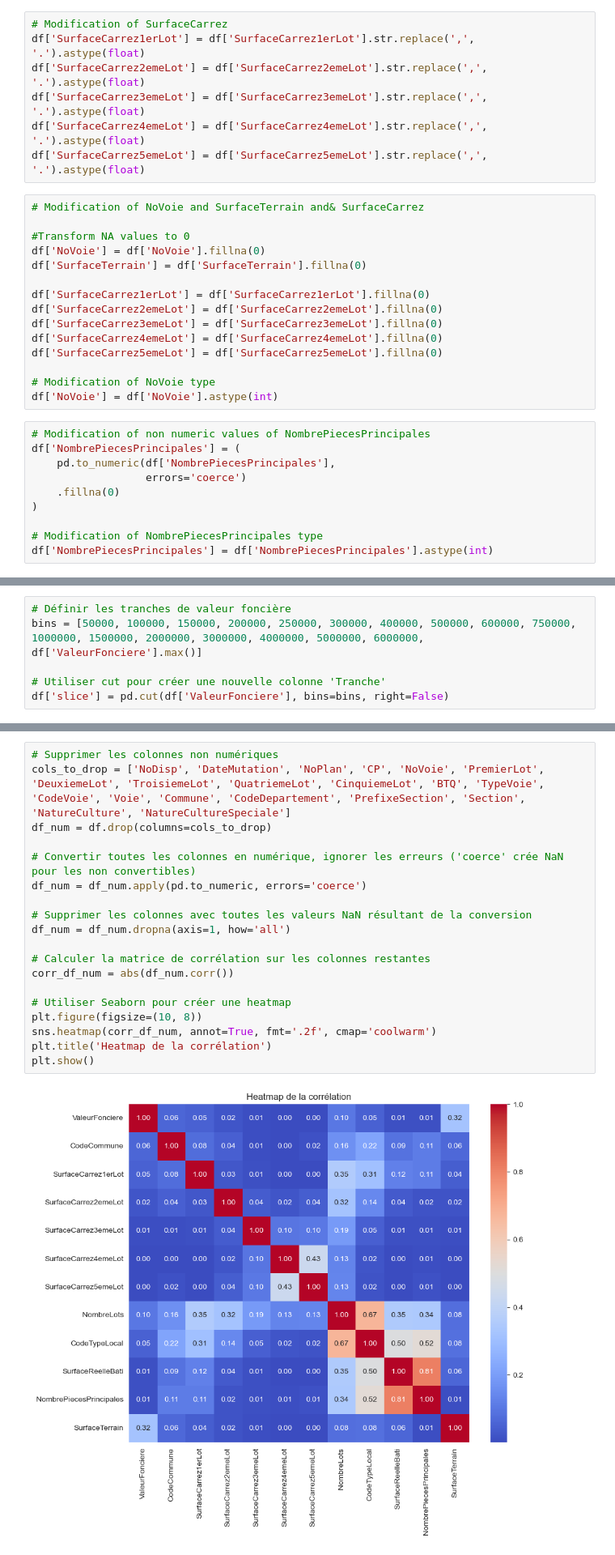
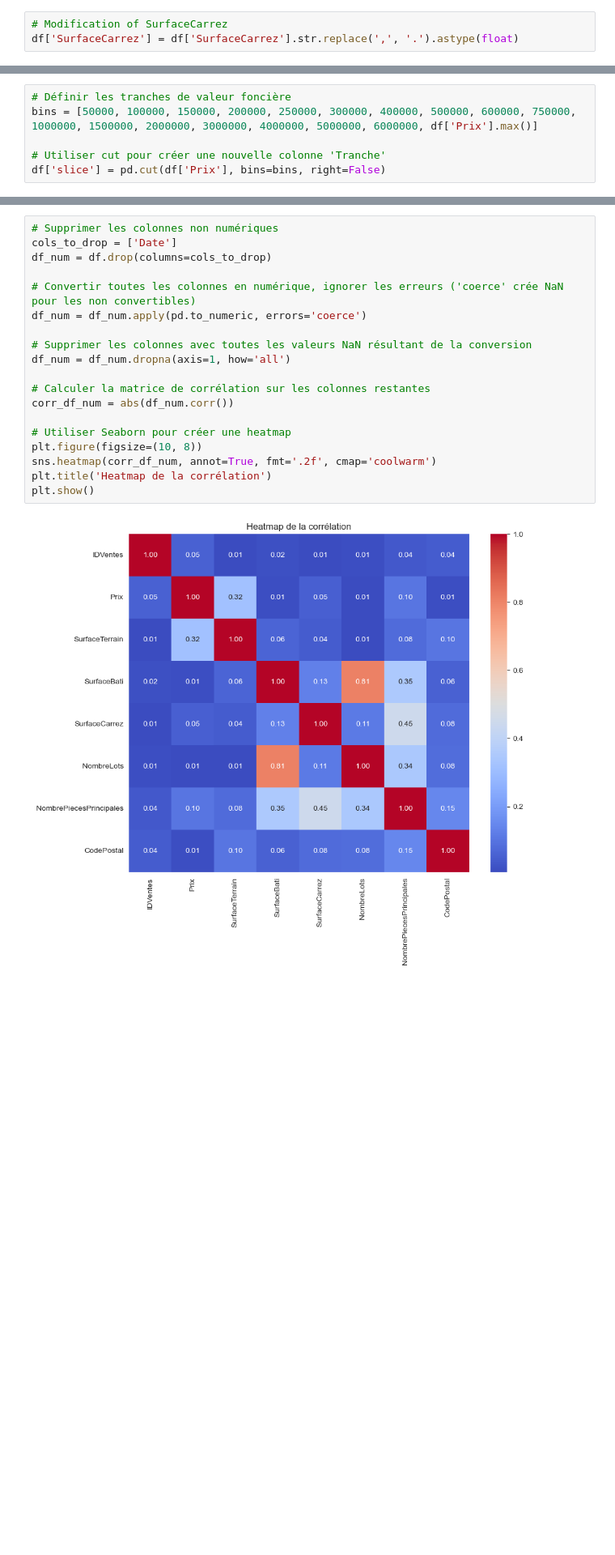
Before and after one commit to Jonathan2433/DOMO_DATA_PRICE_PREDICTION, a Jupyter notebook: NOTEBOOKS/00_DATA_ANALYSE_OF_PRICES.ipynb, the cells around one changed output, grey strips where cells are left out. Shown at 81% size. Drawn from its saved outputs; the diff is of its cells as text; blank space fills up the shorter version.

```diff
--- a/NOTEBOOKS/00_DATA_ANALYSE_OF_PRICES.ipynb
+++ b/NOTEBOOKS/00_DATA_ANALYSE_OF_PRICES.ipynb
@@ -60,35 +53,6 @@ df['ValeurFonciere'] = df['ValeurFonciere'].str.replace(',', '.').astype(float)
 # %%
 # Modification of SurfaceCarrez
-df['SurfaceCarrez1erLot'] = df['SurfaceCarrez1erLot'].str.replace(',', '.').astype(float)
-df['SurfaceCarrez2emeLot'] = df['SurfaceCarrez2emeLot'].str.replace(',', '.').astype(float)
-df['SurfaceCarrez3emeLot'] = df['SurfaceCarrez3emeLot'].str.replace(',', '.').astype(float)
-df['SurfaceCarrez4emeLot'] = df['SurfaceCarrez4emeLot'].str.replace(',', '.').astype(float)
-df['SurfaceCarrez5emeLot'] = df['SurfaceCarrez5emeLot'].str.replace(',', '.').astype(float)
+df['SurfaceCarrez'] = df['SurfaceCarrez'].str.replace(',', '.').astype(float)
-# %%
-# Modification of NoVoie and SurfaceTerrain and& SurfaceCarrez
-
-#Transform NA values to 0
-df['NoVoie'] = df['NoVoie'].fillna(0)
-df['SurfaceTerrain'] = df['SurfaceTerrain'].fillna(0)
-
-df['SurfaceCarrez1erLot'] = df['SurfaceCarrez1erLot'].fillna(0)
-df['SurfaceCarrez2emeLot'] = df['SurfaceCarrez2emeLot'].fillna(0)
-df['SurfaceCarrez3emeLot'] = df['SurfaceCarrez3emeLot'].fillna(0)
-df['SurfaceCarrez4emeLot'] = df['SurfaceCarrez4emeLot'].fillna(0)
-df['SurfaceCarrez5emeLot'] = df['SurfaceCarrez5emeLot'].fillna(0)
-
-# Modification of NoVoie type
-df['NoVoie'] = df['NoVoie'].astype(int)
-# %%
-# Modification of non numeric values of NombrePiecesPrincipales
-df['NombrePiecesPrincipales'] = (
-    pd.to_numeric(df['NombrePiecesPrincipales'],
-                  errors='coerce')
-    .fillna(0)
-)
-
-# Modification of NombrePiecesPrincipales type
-df['NombrePiecesPrincipales'] = df['NombrePiecesPrincipales'].astype(int)
 # %% [markdown]
 # VERIFICATIONS DES BON CHANGEMENTS DE TYPE
 # %%
@@ -153,10 +110,10 @@ df.describe()
  ### AJOUT D'UNE FOURCHETTE DE PRIX
 # %%
 # Définir les tranches de valeur foncière
-bins = [50000, 100000, 150000, 200000, 250000, 300000, 400000, 500000, 600000, 750000, 1000000, 1500000, 2000000, 3000000, 4000000, 5000000, 6000000, df['ValeurFonciere'].max()]
+bins = [50000, 100000, 150000, 200000, 250000, 300000, 400000, 500000, 600000, 750000, 1000000, 1500000, 2000000, 3000000, 4000000, 5000000, 6000000, df['Prix'].max()]
 
 # Utiliser cut pour créer une nouvelle colonne 'Tranche'
-df['slice'] = pd.cut(df['ValeurFonciere'], bins=bins, right=False)
+df['slice'] = pd.cut(df['Prix'], bins=bins, right=False)
 # %% [markdown]
 ### AFFICHAGE DU NOMBRE DE BIENS PAR FOURCHETTE DE PRIX DE VENTE
 # %%
@@ -179,25 +136,25 @@ La majeure partie des biens immobilliers se concentre entre 100 000 ET 500 000 E
 # CREATION D'UNE CARTE CHAUDE POUR VOIR LES CORRELATION ENTRE LES FEATURES QUANTITATIVE ET NOTRE PRIX DE VENTE
 # %%
 # Supprimer les colonnes non numériques
-cols_to_drop = ['NoDisp', 'DateMutation', 'NoPlan', 'CP', 'NoVoie', 'PremierLot', 'DeuxiemeLot', 'TroisiemeLot', 'QuatriemeLot', 'CinquiemeLot', 'BTQ', 'TypeVoie', 'CodeVoie', 'Voie', 'Commune', 'CodeDepartement', 'PrefixeSection', 'Section', 'NatureCulture', 'NatureCultureSpeciale']
+cols_to_drop = ['Date']
 df_num = df.drop(columns=cols_to_drop)
 
 # Convertir toutes les colonnes en numérique, ignorer les erreurs ('coerce' crée NaN pour les non convertibles)
 df_num = df_num.apply(pd.to_numeric, errors='coerce')
 
 # Supprimer les colonnes avec toutes les valeurs NaN résultant de la conversion
 df_num = df_num.dropna(axis=1, how='all')
 
 # Calculer la matrice de corrélation sur les colonnes restantes
 corr_df_num = abs(df_num.corr())
 
 # Utiliser Seaborn pour créer une heatmap
 plt.figure(figsize=(10, 8))
 sns.heatmap(corr_df_num, annot=True, fmt='.2f', cmap='coolwarm')
 plt.title('Heatmap de la corrélation')
 plt.show()
 # %% [output]
-[figure, old version]
+[figure, new version]
 # %% [markdown]
 ## ANALYSE DES DATES DE VENTES
 
```
Also changed, not shown: parts of 26 cells of this notebook, 6 other files.
